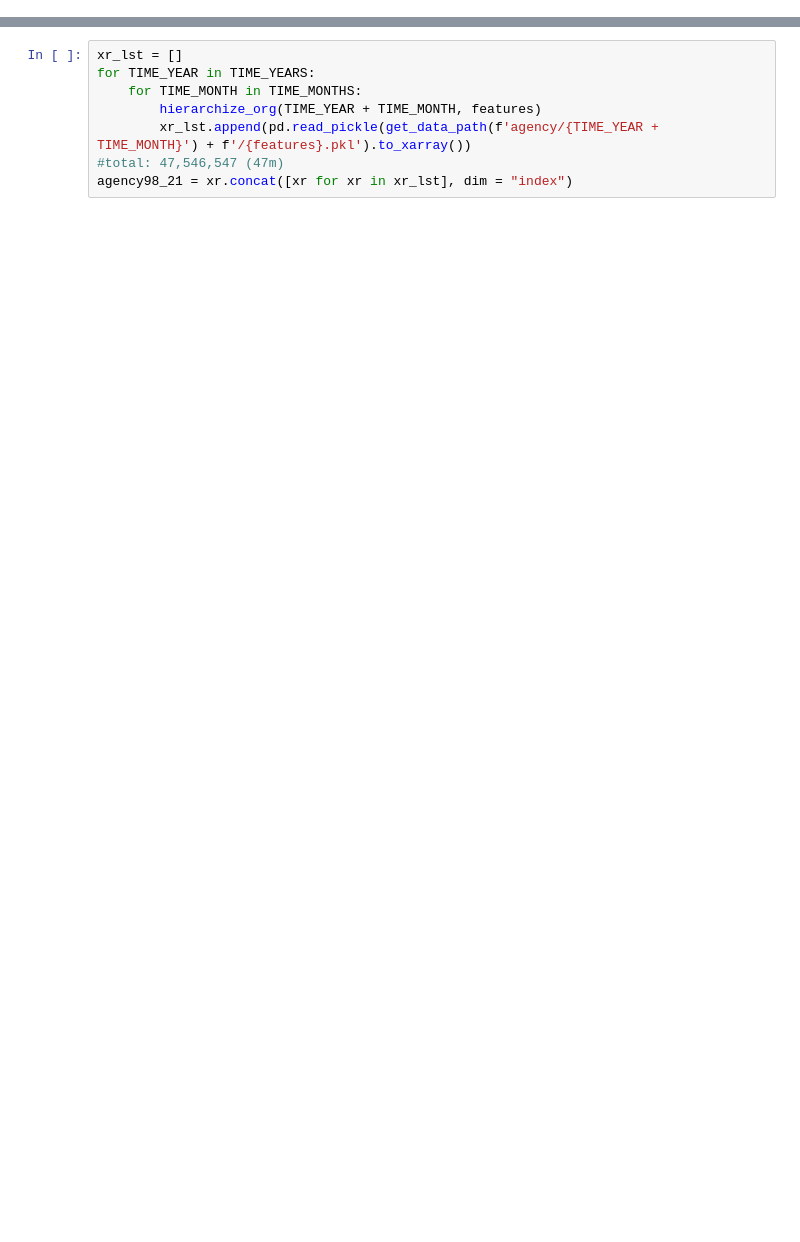
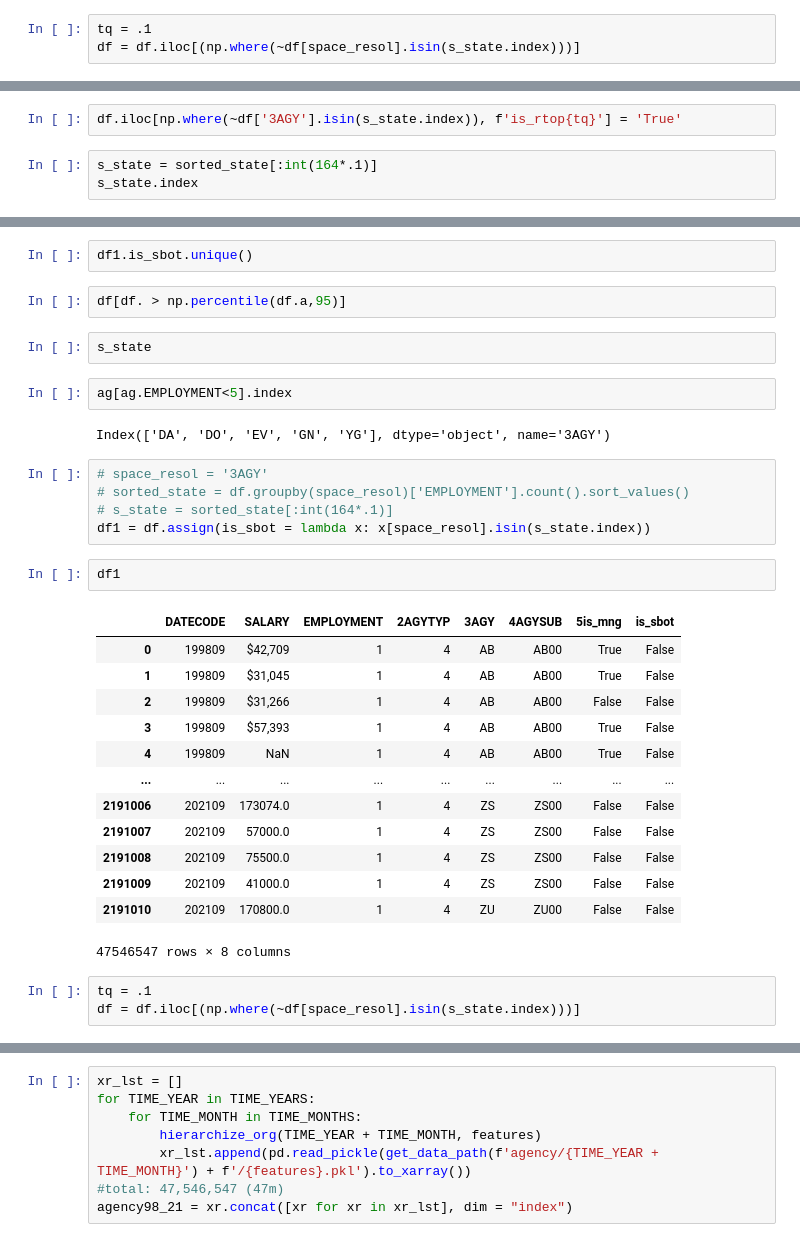
Before and after one commit to hyunjimoon/empirical_dynamics, a Jupyter notebook: cont_code/agency/vicky.ipynb, the cells around one changed output, grey strips where cells are left out. Saved outputs shown, nothing was run; the diff lists cells and outputs as text; blank space fills up the shorter version.

```diff
--- a/cont_code/agency/vicky.ipynb
+++ b/cont_code/agency/vicky.ipynb
@@ -15,0 +29,3 @@ features =['DATECODE','SALARY', 'EMPLOYMENT']
+# %%
+tq = .1
+df = df.iloc[(np.where(~df[space_resol].isin(s_state.index)))]
@@ -15,0 +40,5 @@ features =['DATECODE','SALARY', 'EMPLOYMENT']
+# %%
+df.iloc[np.where(~df['3AGY'].isin(s_state.index)), f'is_rtop{tq}'] = 'True'
+# %%
+s_state = sorted_state[:int(164*.1)]
+s_state.index
@@ -15,0 +47,34 @@ features =['DATECODE','SALARY', 'EMPLOYMENT']
+# %%
+df1.is_sbot.unique()
+# %%
+df[df. > np.percentile(df.a,95)]
+# %%
+s_state
+# %%
+ag[ag.EMPLOYMENT<5].index
+# %% [output]
+Index(['DA', 'DO', 'EV', 'GN', 'YG'], dtype='object', name='3AGY')
+# %%
+# space_resol = '3AGY'
+# sorted_state = df.groupby(space_resol)['EMPLOYMENT'].count().sort_values()
+# s_state = sorted_state[:int(164*.1)]
+df1 = df.assign(is_sbot = lambda x: x[space_resol].isin(s_state.index))
+# %%
+df1
+# %% [output]
+|  | DATECODE | SALARY | EMPLOYMENT | 2AGYTYP | 3AGY | 4AGYSUB | 5is_mng | is_sbot |
+| 0 | 199809 | $42,709 | 1 | 4 | AB | AB00 | True | False |
+| 1 | 199809 | $31,045 | 1 | 4 | AB | AB00 | True | False |
+| 2 | 199809 | $31,266 | 1 | 4 | AB | AB00 | False | False |
+| 3 | 199809 | $57,393 | 1 | 4 | AB | AB00 | True | False |
+| 4 | 199809 | NaN | 1 | 4 | AB | AB00 | True | False |
+| ... | ... | ... | ... | ... | ... | ... | ... | ... |
+| 2191006 | 202109 | 173074.0 | 1 | 4 | ZS | ZS00 | False | False |
+| 2191007 | 202109 | 57000.0 | 1 | 4 | ZS | ZS00 | False | False |
+| 2191008 | 202109 | 75500.0 | 1 | 4 | ZS | ZS00 | False | False |
+| 2191009 | 202109 | 41000.0 | 1 | 4 | ZS | ZS00 | False | False |
+| 2191010 | 202109 | 170800.0 | 1 | 4 | ZU | ZU00 | False | False |
+47546547 rows × 8 columns
+# %%
+tq = .1
+df = df.iloc[(np.where(~df[space_resol].isin(s_state.index)))]
```
Also changed, not shown: parts of 28 cells of this notebook, 33 other files.
